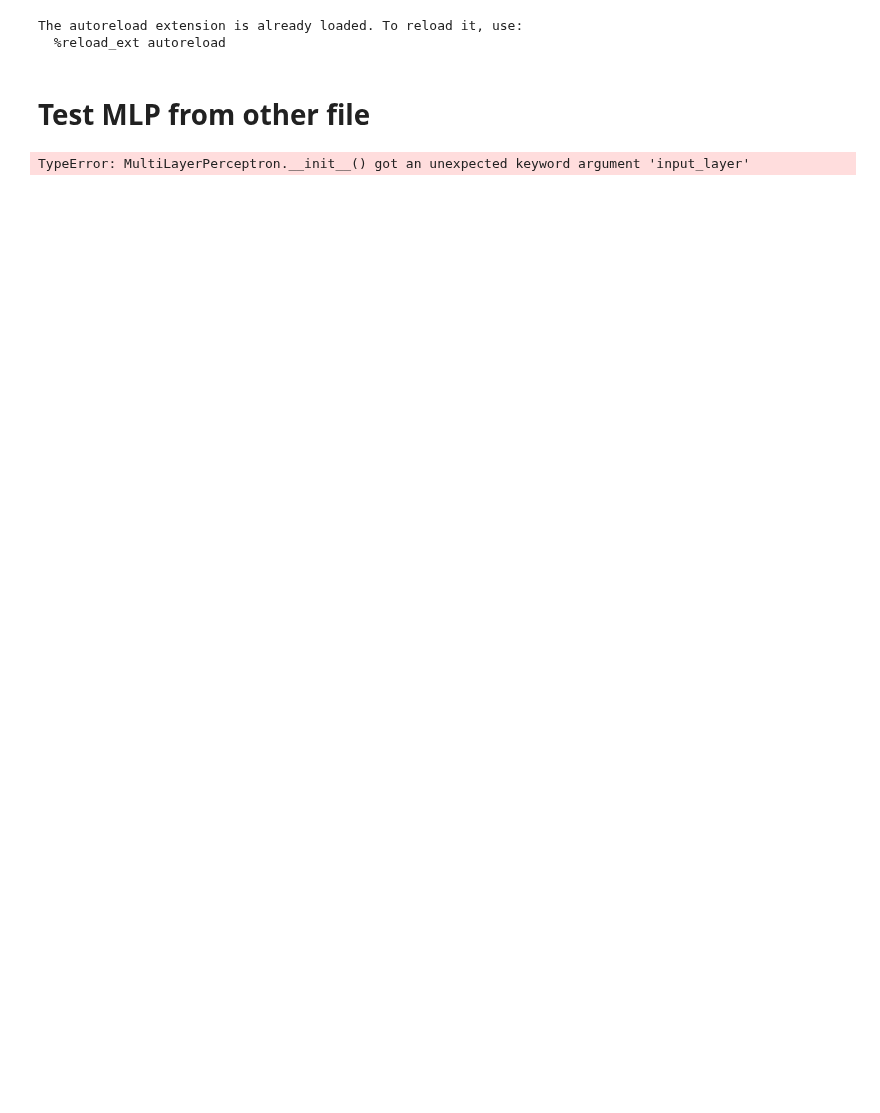
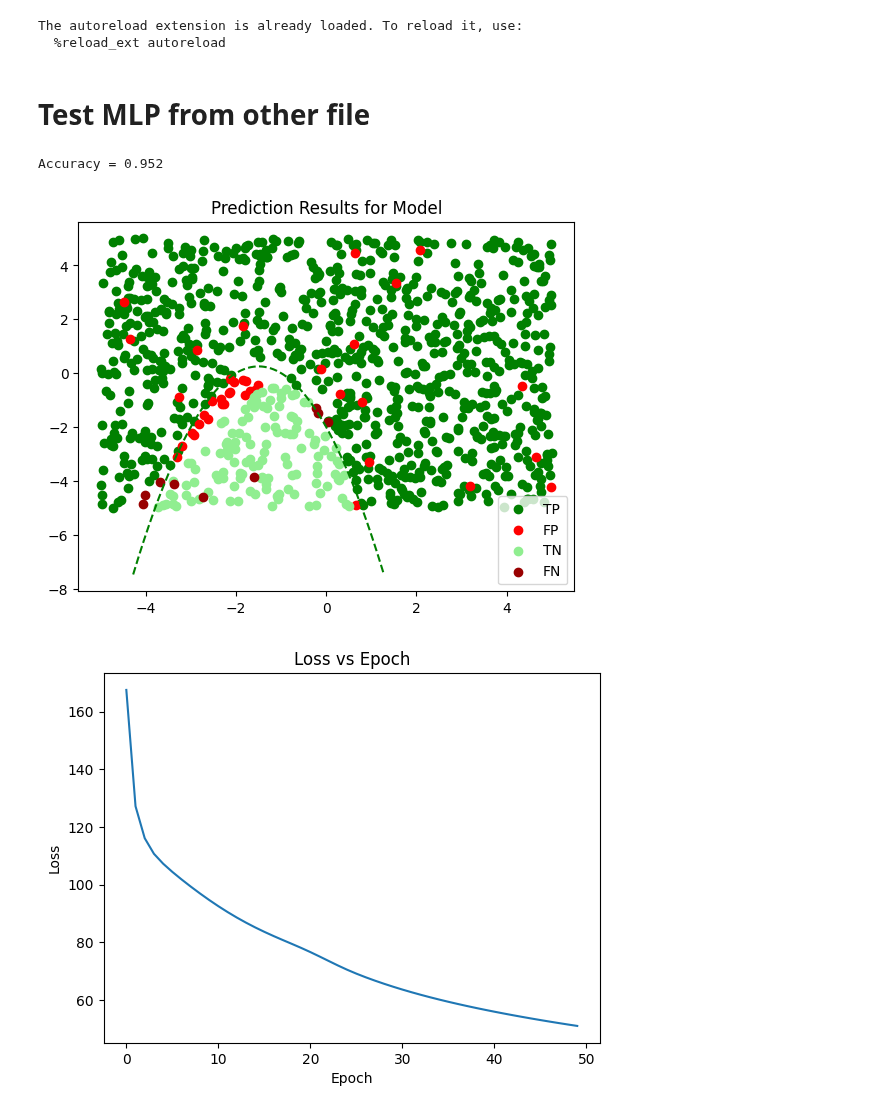
Before and after one commit to wumphlett/ML-Project, a Jupyter notebook: simpleMLP.ipynb, the cells around one changed output. Cells and saved outputs as stored; diff of their text form; code cells hidden in the pictures; blank space fills up the shorter version.

```diff
--- a/simpleMLP.ipynb
+++ b/simpleMLP.ipynb
@@ -17,20 +17,22 @@ X, y = p.createData(soln_rank=2, noise_frac=0.0, samples=10)
 # %%
 
 mlp = MultiLayerPerceptron(
-    epochs=1,
+    epochs=50,
     lr=0.1,
     activation='sigmoid',
     # input_layer=2,
-    hidden_layers=[3,2],
+    hidden_layers=[5,3],
     # output_layer=2
     )
 
-mlp.fit(X,y, batch_size=5)
-# pred = mlp.predict(X)
-# p.plotPred(pred, show_correct=True)
-# mlp.plot_loss()
+mlp.fit(X,y, batch_size=10)
+pred = mlp.predict(X)
+p.plotPred(pred, show_correct=True)
+mlp.plot_loss()
 # %% [output]
-TypeError: MultiLayerPerceptron.__init__() got an unexpected keyword argument 'input_layer'
+Accuracy = 0.952
+[figure, added]
+[figure, added]
 # %%
 from sklearn.neural_network import MLPClassifier
 clf = MLPClassifier(
```
Also changed, not shown: parts of 2 cells of this notebook, 1 other file.
